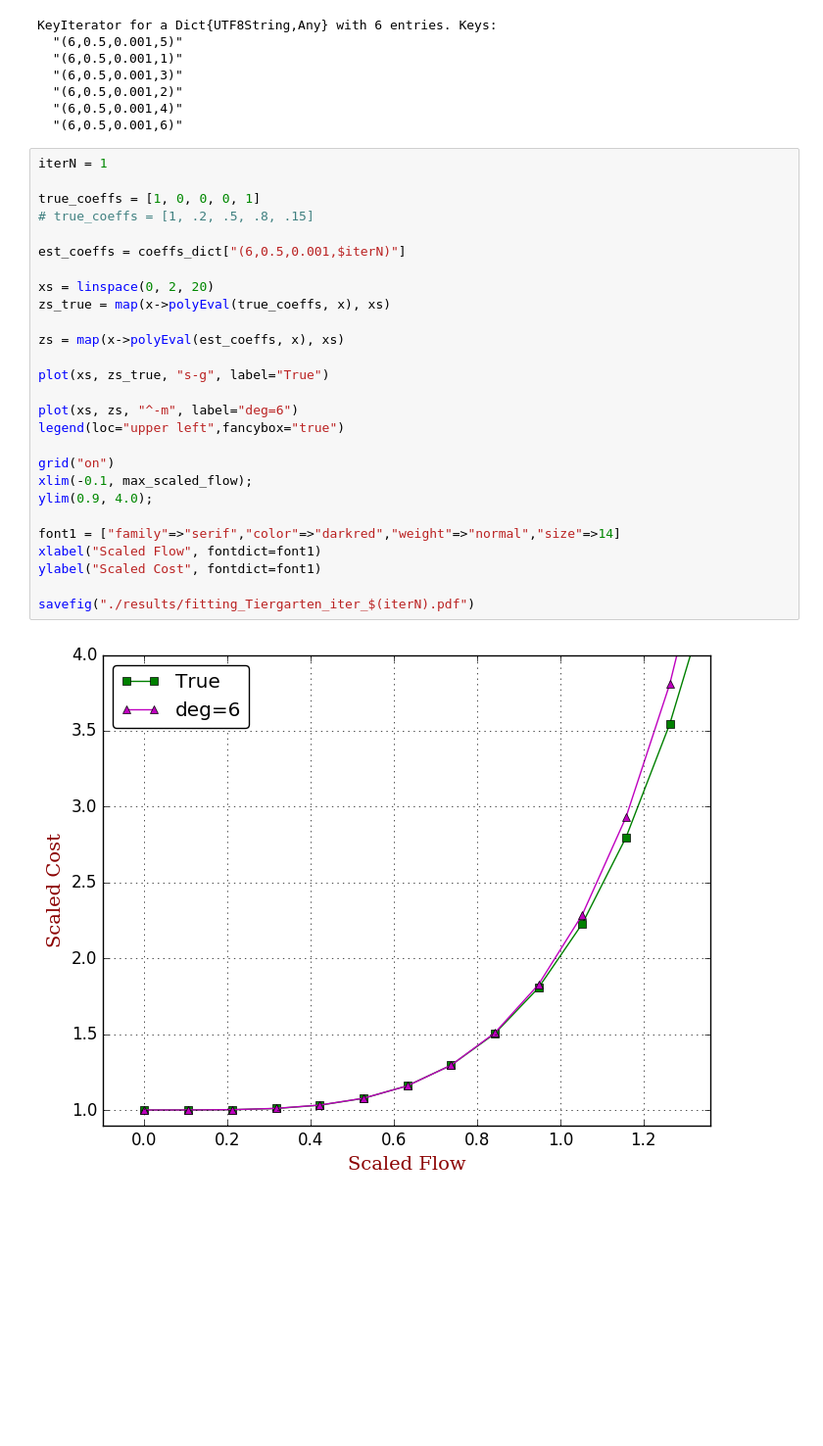
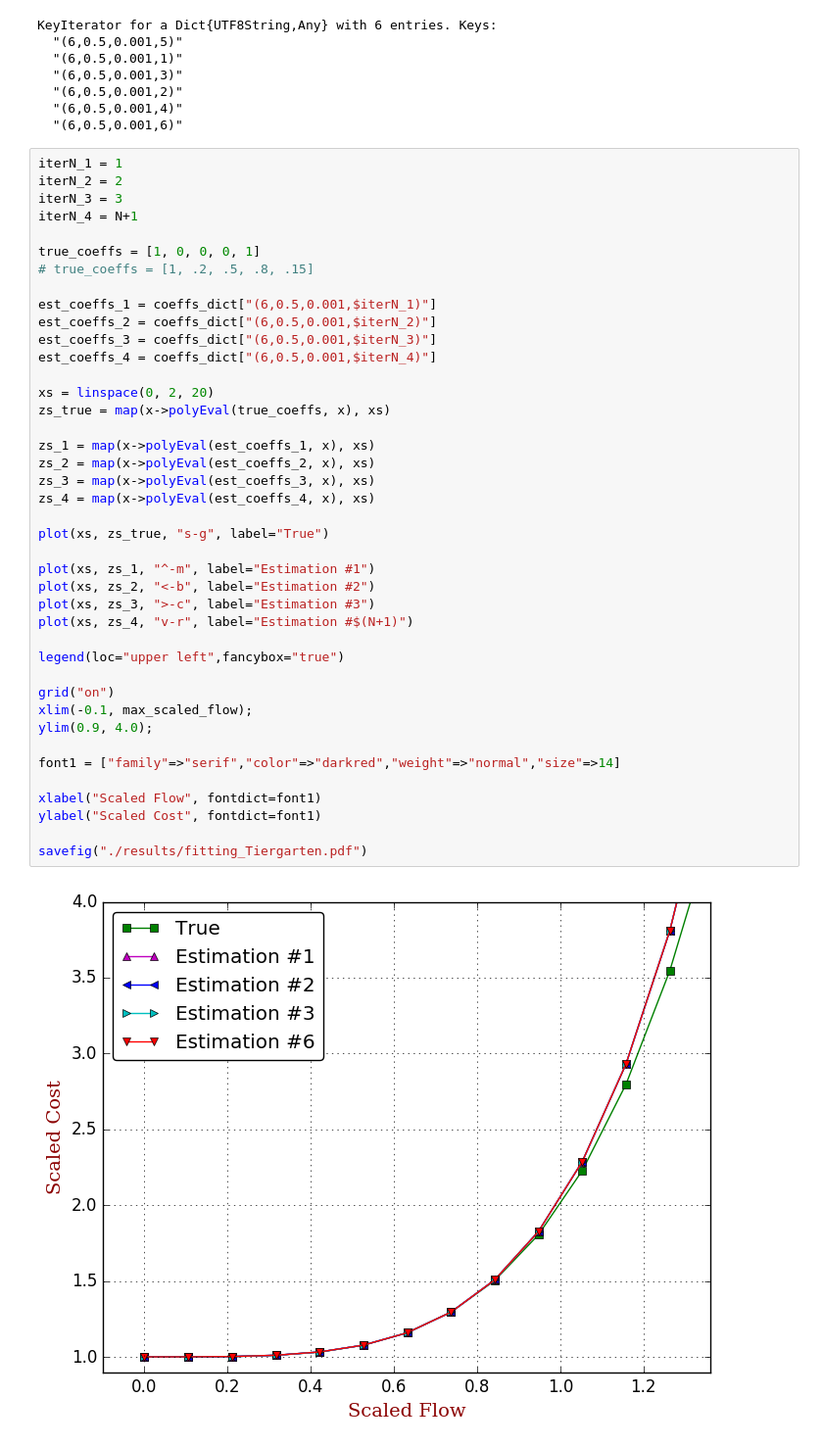
Before and after one commit to jingzbu/InverseVIsTraffic, a Jupyter notebook: 11_develop_new_OD_demand_estimator_Tiergarten_Dijkstra/05_refine_iteration_results.ipynb, the cells around one changed output. Shown: that part at 98% size. Cells and saved outputs as stored; diff of their text form; blank space fills up the shorter version.

```diff
--- a/11_develop_new_OD_demand_estimator_Tiergarten_Dijkstra/05_refine_iteration_results.ipynb
+++ b/11_develop_new_OD_demand_estimator_Tiergarten_Dijkstra/05_refine_iteration_results.ipynb
@@ -149,31 +137,45 @@ KeyIterator for a Dict{UTF8String,Any} with 6 entries. Keys:
   "(6,0.5,0.001,4)"
   "(6,0.5,0.001,6)"
 # %%
-iterN = 1
+iterN_1 = 1
+iterN_2 = 2
+iterN_3 = 3
+iterN_4 = N+1
 
 true_coeffs = [1, 0, 0, 0, 1]
 # true_coeffs = [1, .2, .5, .8, .15]
 
-est_coeffs = coeffs_dict["(6,0.5,0.001,$iterN)"]
+est_coeffs_1 = coeffs_dict["(6,0.5,0.001,$iterN_1)"]
+est_coeffs_2 = coeffs_dict["(6,0.5,0.001,$iterN_2)"]
+est_coeffs_3 = coeffs_dict["(6,0.5,0.001,$iterN_3)"]
+est_coeffs_4 = coeffs_dict["(6,0.5,0.001,$iterN_4)"]
 
 xs = linspace(0, 2, 20)
 zs_true = map(x->polyEval(true_coeffs, x), xs)
 
-zs = map(x->polyEval(est_coeffs, x), xs)
+zs_1 = map(x->polyEval(est_coeffs_1, x), xs)
+zs_2 = map(x->polyEval(est_coeffs_2, x), xs)
+zs_3 = map(x->polyEval(est_coeffs_3, x), xs)
+zs_4 = map(x->polyEval(est_coeffs_4, x), xs)
 
 plot(xs, zs_true, "s-g", label="True")
 
-plot(xs, zs, "^-m", label="deg=6")
+plot(xs, zs_1, "^-m", label="Estimation #1")
+plot(xs, zs_2, "<-b", label="Estimation #2")
+plot(xs, zs_3, ">-c", label="Estimation #3")
+plot(xs, zs_4, "v-r", label="Estimation #$(N+1)")
+
 legend(loc="upper left",fancybox="true")
 
 grid("on")
 xlim(-0.1, max_scaled_flow);
 ylim(0.9, 4.0);
 
 font1 = ["family"=>"serif","color"=>"darkred","weight"=>"normal","size"=>14]
+
 xlabel("Scaled Flow", fontdict=font1)
 ylabel("Scaled Cost", fontdict=font1)
 
-savefig("./results/fitting_Tiergarten_iter_$(iterN).pdf")
+savefig("./results/fitting_Tiergarten.pdf")
 # %% [output]
-[figure, old version]
+[figure, new version]
```
Also changed, not shown: parts of 7 cells of this notebook, 35 other files.
